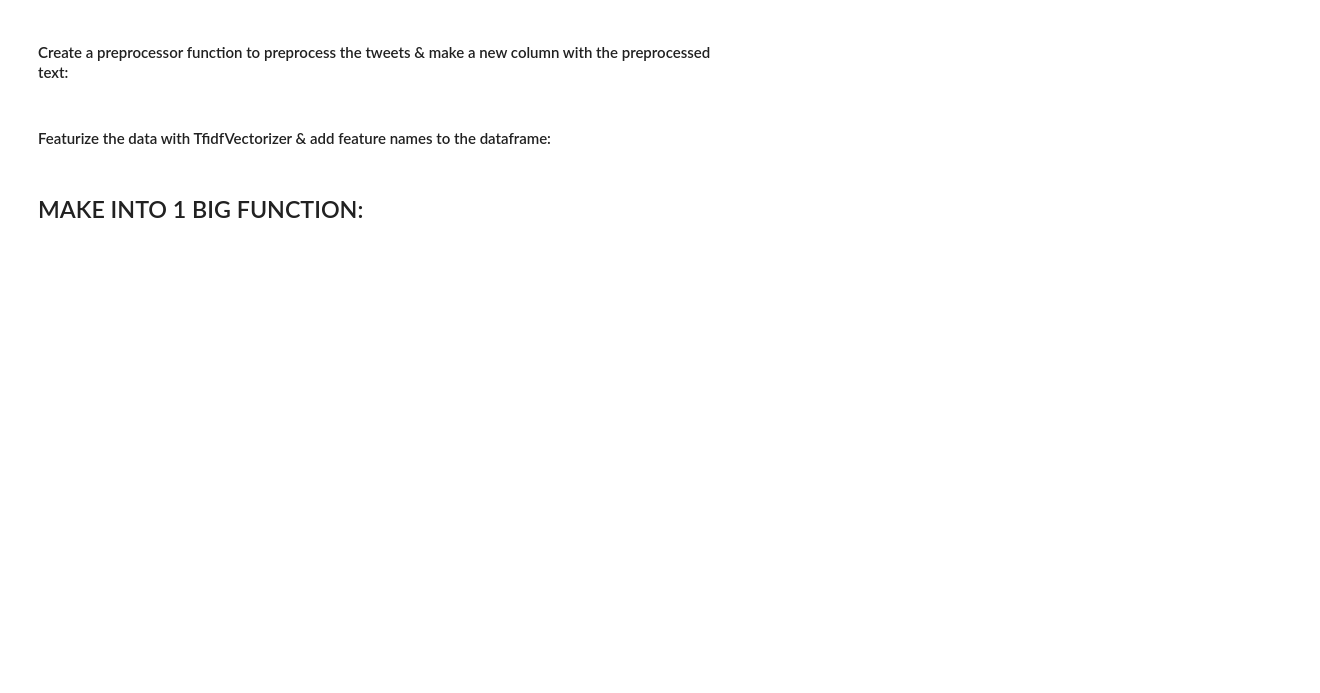
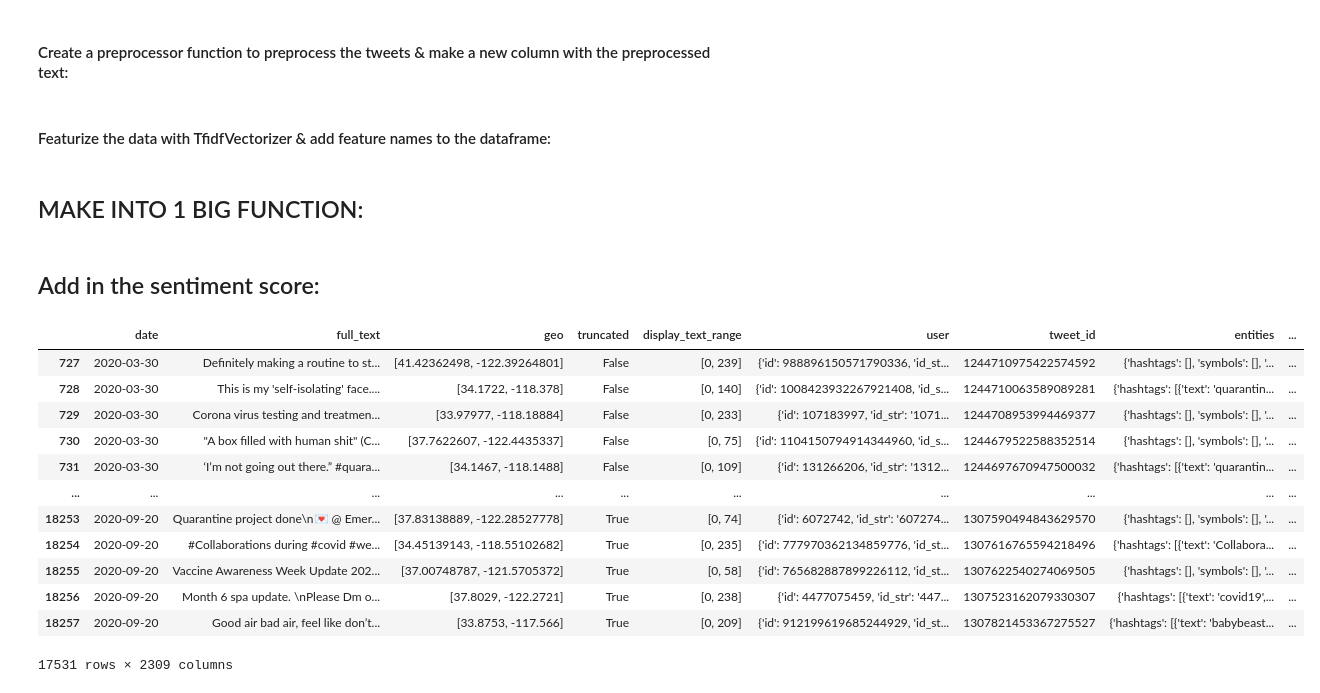
Before and after one commit to swethapola/w207_finalproject, a Jupyter notebook: notebooks/tweet_featurizing_2.0.ipynb, the cells around one changed output. Cells and saved outputs as stored; diff of their text form; code cells hidden in the pictures; blank space fills up the shorter version.

Commit message:
made final data

```diff
--- a/notebooks/tweet_featurizing_2.0.ipynb
+++ b/notebooks/tweet_featurizing_2.0.ipynb
@@ -110,4 +109,30 @@ def featurize(csv, path):
 
     return df
 # %%
-df = featurize( 'july-august_tweets.csv' , '../data/month to month tweet CSVs/')
+df = featurize( 'tweet_mobility.csv' , '../data/')
+# %% [markdown]
+ ## Add in the sentiment score:
+# %%
+s = pd.read_csv('../data/sentiment_scores.csv')
+s = s.rename(columns={'id': 'tweet_id'})
+# %%
+df = df.merge(s, on = 'tweet_id', how = 'left')
+# %%
+df = df.iloc[727:, :]
+# %%
+df = df.drop('Unnamed: 0', axis = 1)
+df
+# %% [output]
+|  | date | full_text | geo | truncated | display_text_range | user | tweet_id | entities | ... |
+| 727 | 2020-03-30 | Definitely making a routine to st... | [41.42362498, -122.39264801] | False | [0, 239] | {'id': 988896150571790336, 'id_st... | 1244710975422574592 | {'hashtags': [], 'symbols': [], '... | ... |
+| 728 | 2020-03-30 | This is my 'self-isolating' face.... | [34.1722, -118.378] | False | [0, 140] | {'id': 1008423932267921408, 'id_s... | 1244710063589089281 | {'hashtags': [{'text': 'quarantin... | ... |
+| 729 | 2020-03-30 | Corona virus testing and treatmen... | [33.97977, -118.18884] | False | [0, 233] | {'id': 107183997, 'id_str': '1071... | 1244708953994469377 | {'hashtags': [], 'symbols': [], '... | ... |
+| 730 | 2020-03-30 | "A box filled with human shit" (C... | [37.7622607, -122.4435337] | False | [0, 75] | {'id': 1104150794914344960, 'id_s... | 1244679522588352514 | {'hashtags': [], 'symbols': [], '... | ... |
+| 731 | 2020-03-30 | ‘I’m not going out there.” #quara... | [34.1467, -118.1488] | False | [0, 109] | {'id': 131266206, 'id_str': '1312... | 1244697670947500032 | {'hashtags': [{'text': 'quarantin... | ... |
+| ... | ... | ... | ... | ... | ... | ... | ... | ... | ... |
+| 18253 | 2020-09-20 | Quarantine project done\n💌 @ Emer... | [37.83138889, -122.28527778] | True | [0, 74] | {'id': 6072742, 'id_str': '607274... | 1307590494843629570 | {'hashtags': [], 'symbols': [], '... | ... |
+| 18254 | 2020-09-20 | #Collaborations during #covid #we... | [34.45139143, -118.55102682] | True | [0, 235] | {'id': 777970362134859776, 'id_st... | 1307616765594218496 | {'hashtags': [{'text': 'Collabora... | ... |
+| 18255 | 2020-09-20 | Vaccine Awareness Week Update 202... | [37.00748787, -121.5705372] | True | [0, 58] | {'id': 765682887899226112, 'id_st... | 1307622540274069505 | {'hashtags': [], 'symbols': [], '... | ... |
+| 18256 | 2020-09-20 | Month 6 spa update. \nPlease Dm o... | [37.8029, -122.2721] | True | [0, 238] | {'id': 4477075459, 'id_str': '447... | 1307523162079330307 | {'hashtags': [{'text': 'covid19',... | ... |
+| 18257 | 2020-09-20 | Good air bad air, feel like don’t... | [33.8753, -117.566] | True | [0, 209] | {'id': 912199619685244929, 'id_st... | 1307821453367275527 | {'hashtags': [{'text': 'babybeast... | ... |
+17531 rows × 2309 columns
```
Also changed, not shown: parts of 4 cells of this notebook, 11 other files.
